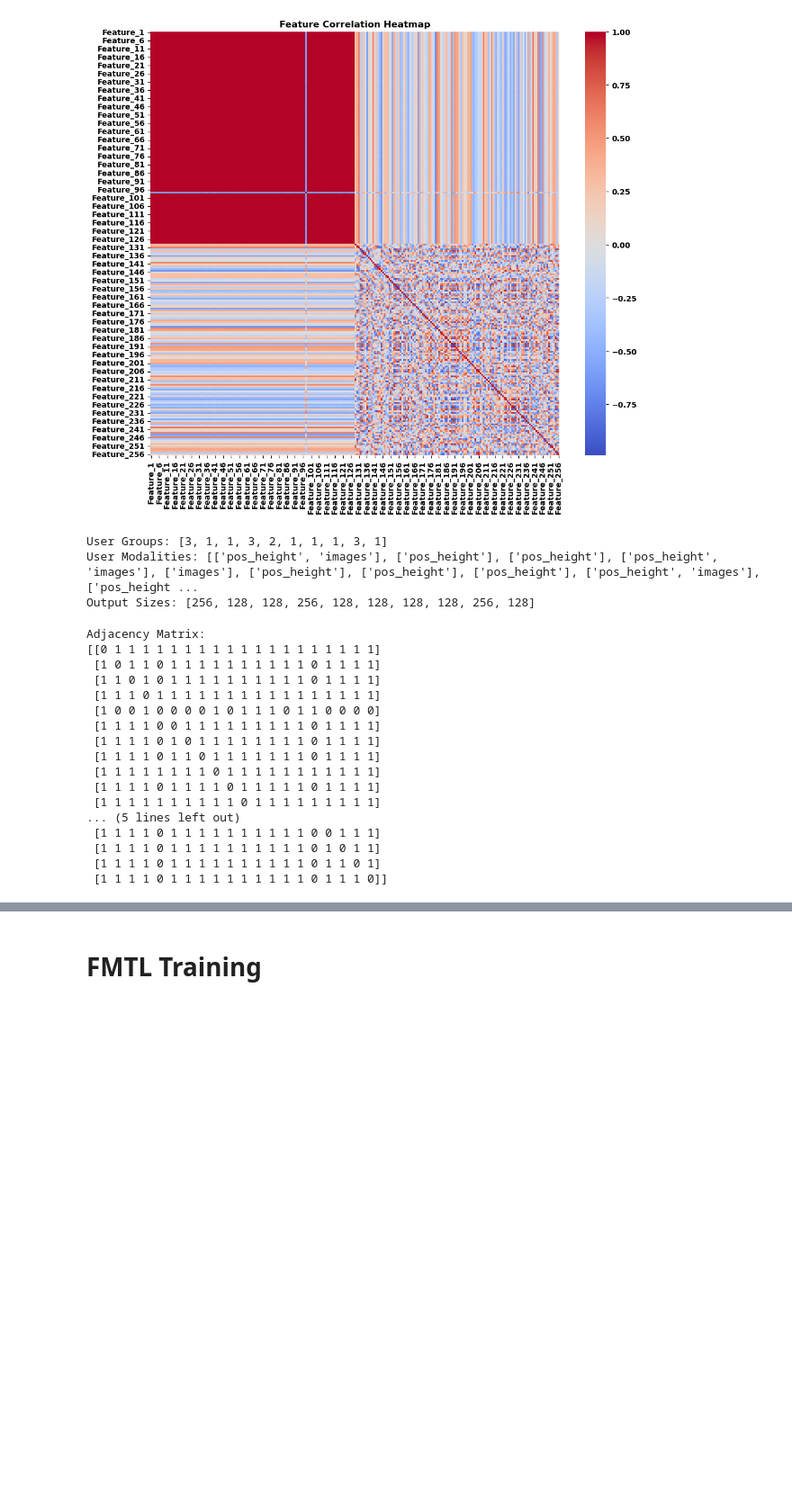
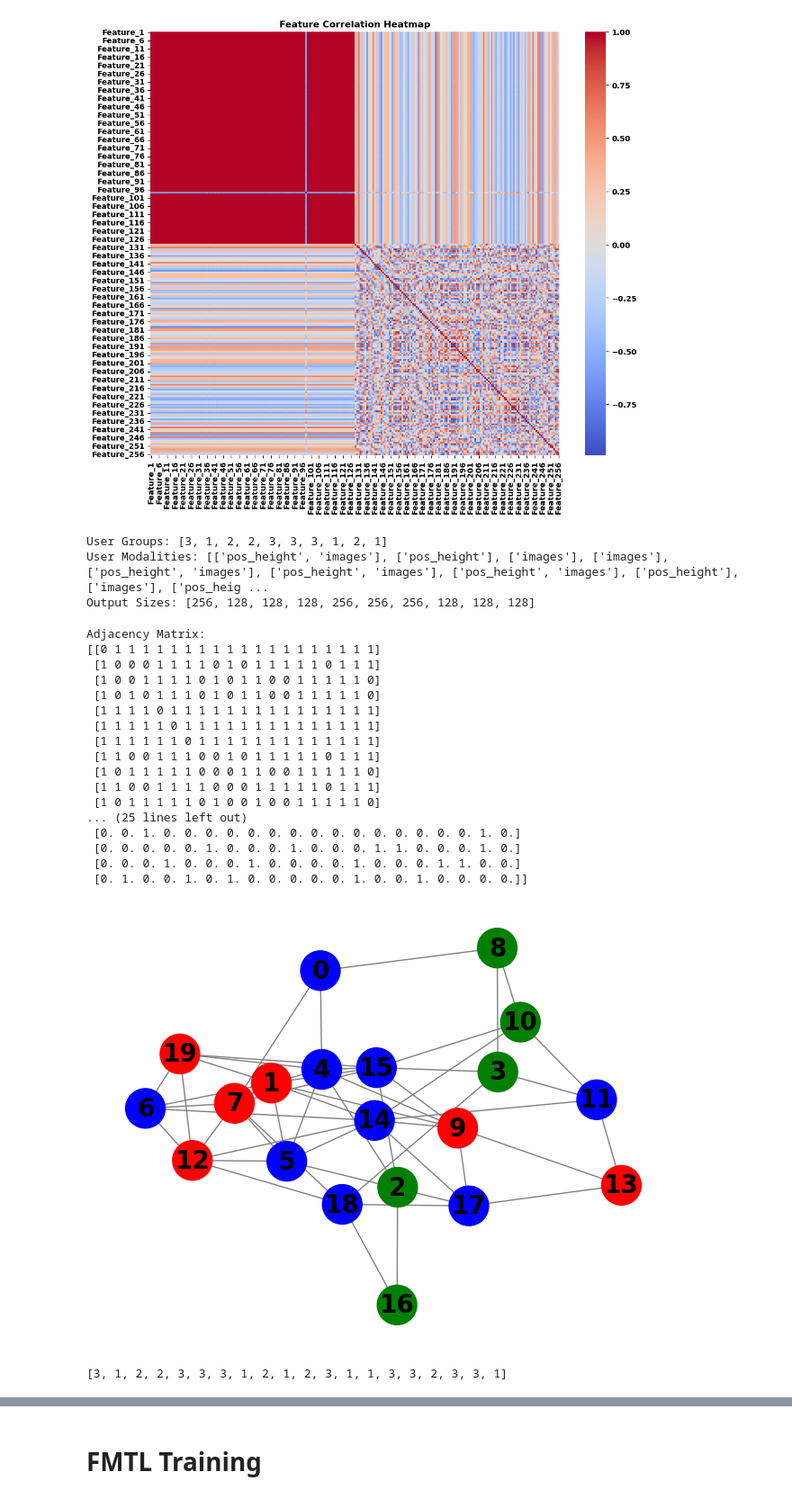
Before and after one commit to abdulmomen-ghalkha/Multimodal, a Jupyter notebook: FL_Training_FMTL_FL.ipynb, the cells around one changed output, grey strips where cells are left out. Shown: that part at 90% size. Cells and saved outputs as stored; diff of their text form; code cells hidden in the pictures; blank space fills up the shorter version.

```diff
--- a/FL_Training_FMTL_FL.ipynb
+++ b/FL_Training_FMTL_FL.ipynb
@@ -144,7 +144,10 @@ group_definitions = {
 }
 
 # Assign each user to a group randomly
-user_groups = [random.choice([1, 2, 3]) for _ in range(no_users)]
+weights = [0.2, 0.3, 0.5]  # Probabilities for groups 1, 2, and 3
+
+# Generate user_groups with weighted random choices
+user_groups = random.choices([1, 2, 3], weights=weights, k=no_users)
 
 # Assign modalities to users based on their group
 user_modalities = [group_definitions[group] for group in user_groups]
@@ -160,9 +163,9 @@ print(f"User Groups: {user_groups[:10]}")  # Show first 10 users' groups
 print(f"User Modalities: {user_modalities[:10]}")  # Show first 10 users' modalities
 print(f"Output Sizes: {output_sizes[:10]}")  # Show first 10 users' output sizes
 # %% [output]
-User Groups: [3, 1, 1, 3, 2, 1, 1, 1, 3, 1]
-User Modalities: [['pos_height', 'images'], ['pos_height'], ['pos_height'], ['pos_height', 'images'], ['images'], ['pos_height'], ['pos_height'], ['pos_height'], ['pos_height', 'images'], ['pos_height ...
-Output Sizes: [256, 128, 128, 256, 128, 128, 128, 128, 256, 128]
+User Groups: [3, 1, 2, 2, 3, 3, 3, 1, 2, 1]
+User Modalities: [['pos_height', 'images'], ['pos_height'], ['images'], ['images'], ['pos_height', 'images'], ['pos_height', 'images'], ['pos_height', 'images'], ['pos_height'], ['images'], ['pos_heig ...
+Output Sizes: [256, 128, 128, 128, 256, 256, 256, 128, 128, 128]
 # %%
 no_users = 20
 # List to store DataLoader objects for each user
@@ -286,7 +292,7 @@ def prepare_mixing_matrices(adjacency_matrix, similarity_matrices):
 # Create random connected topology
 #adjacency_matrix = create_random_topology(no_users, edge_probability=0.3)
 # Initialize adjacency matrix
-adjacency_matrix = np.zeros((no_users, no_users), dtype=int)
+similarity_matrix = np.zeros((no_users, no_users), dtype=int)
 
 # Construct the adjacency matrix
 for i in range(no_users):
@@ -294,29 +300,50 @@ for i in range(no_users):
         if i != j:  # No self-loops
             # Check if users i and j share any modalities
             if set(user_modalities[i]) & set(user_modalities[j]):
-                adjacency_matrix[i, j] = 1
+                similarity_matrix[i, j] = 1
 
 # Display the adjacency matrix
 print("Adjacency Matrix:")
-print(adjacency_matrix)
+print(similarity_matrix)
 
 # Prepare mixing matrices for each modality
 #mixing_matrices, adjacency_matrices = prepare_mixing_matrices(adjacency_matrix, similarity_matrices)
+adjacency_matrix = create_random_topology(20, similarity_matrix, edge_probability=0.3)
+print(adjacency_matrix)
 # %% [output]
 Adjacency Matrix:
 [[0 1 1 1 1 1 1 1 1 1 1 1 1 1 1 1 1 1 1 1]
- [1 0 1 1 0 1 1 1 1 1 1 1 1 1 1 0 1 1 1 1]
- [1 1 0 1 0 1 1 1 1 1 1 1 1 1 1 0 1 1 1 1]
- [1 1 1 0 1 1 1 1 1 1 1 1 1 1 1 1 1 1 1 1]
- [1 0 0 1 0 0 0 0 1 0 1 1 1 0 1 1 0 0 0 0]
- [1 1 1 1 0 0 1 1 1 1 1 1 1 1 1 0 1 1 1 1]
- [1 1 1 1 0 1 0 1 1 1 1 1 1 1 1 0 1 1 1 1]
- [1 1 1 1 0 1 1 0 1 1 1 1 1 1 1 0 1 1 1 1]
- [1 1 1 1 1 1 1 1 0 1 1 1 1 1 1 1 1 1 1 1]
- [1 1 1 1 0 1 1 1 1 0 1 1 1 1 1 0 1 1 1 1]
- [1 1 1 1 1 1 1 1 1 1 0 1 1 1 1 1 1 1 1 1]
-... (5 lines left out)
- [1 1 1 1 0 1 1 1 1 1 1 1 1 1 1 0 0 1 1 1]
- [1 1 1 1 0 1 1 1 1 1 1 1 1 1 1 0 1 0 1 1]
- [1 1 1 1 0 1 1 1 1 1 1 1 1 1 1 0 1 1 0 1]
- [1 1 1 1 0 1 1 1 1 1 1 1 1 1 1 0 1 1 1 0]]
+ [1 0 0 0 1 1 1 1 0 1 0 1 1 1 1 1 0 1 1 1]
+ [1 0 0 1 1 1 1 0 1 0 1 1 0 0 1 1 1 1 1 0]
+ [1 0 1 0 1 1 1 0 1 0 1 1 0 0 1 1 1 1 1 0]
+ [1 1 1 1 0 1 1 1 1 1 1 1 1 1 1 1 1 1 1 1]
+ [1 1 1 1 1 0 1 1 1 1 1 1 1 1 1 1 1 1 1 1]
+ [1 1 1 1 1 1 0 1 1 1 1 1 1 1 1 1 1 1 1 1]
+ [1 1 0 0 1 1 1 0 0 1 0 1 1 1 1 1 0 1 1 1]
+ [1 0 1 1 1 1 1 0 0 0 1 1 0 0 1 1 1 1 1 0]
+ [1 1 0 0 1 1 1 1 0 0 0 1 1 1 1 1 0 1 1 1]
+ [1 0 1 1 1 1 1 0 1 0 0 1 0 0 1 1 1 1 1 0]
+... (25 lines left out)
+ [0. 0. 1. 0. 0. 0. 0. 0. 0. 0. 0. 0. 0. 0. 0. 0. 0. 0. 1. 0.]
+ [0. 0. 0. 0. 0. 1. 0. 0. 0. 1. 0. 0. 0. 1. 1. 0. 0. 0. 1. 0.]
+ [0. 0. 0. 1. 0. 0. 0. 1. 0. 0. 0. 0. 1. 0. 0. 0. 1. 1. 0. 0.]
+ [0. 1. 0. 0. 1. 0. 1. 0. 0. 0. 0. 0. 1. 0. 0. 1. 0. 0. 0. 0.]]
+# %%
+# Draw the graph
+
+# Define colors for the groups
+group_colors = {1: 'red', 2: 'green', 3: 'blue'}
+node_colors = [group_colors[group] for group in user_groups]
+
+
+
+G = nx.from_numpy_array(adjacency_matrix)
+pos = nx.spring_layout(G)
+nx.draw(G, pos, with_labels=True, edge_color='gray', node_size=1000, node_color=node_colors, font_size=20, font_color='black')
+
+# Show the plot
+plt.show()
+print(user_groups)
+# %% [output]
+[figure, added]
+[3, 1, 2, 2, 3, 3, 3, 1, 2, 1, 2, 3, 1, 1, 3, 3, 2, 3, 3, 1]
```
Also changed, not shown: parts of 9 cells of this notebook, 6 other files.
